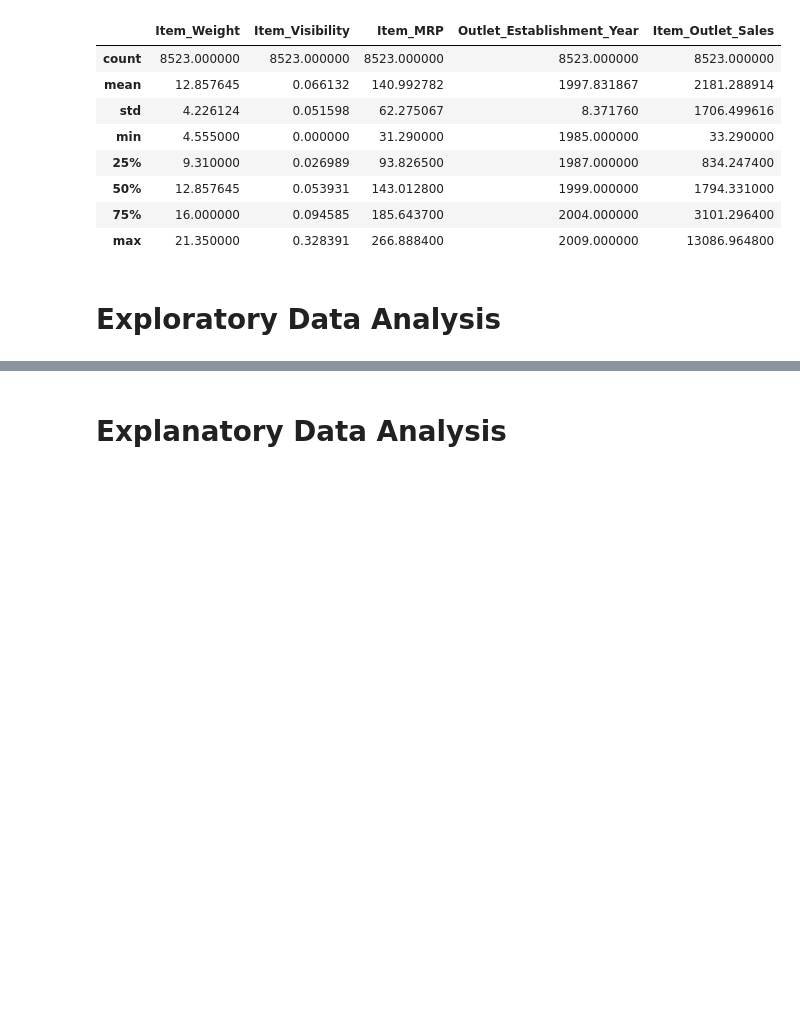
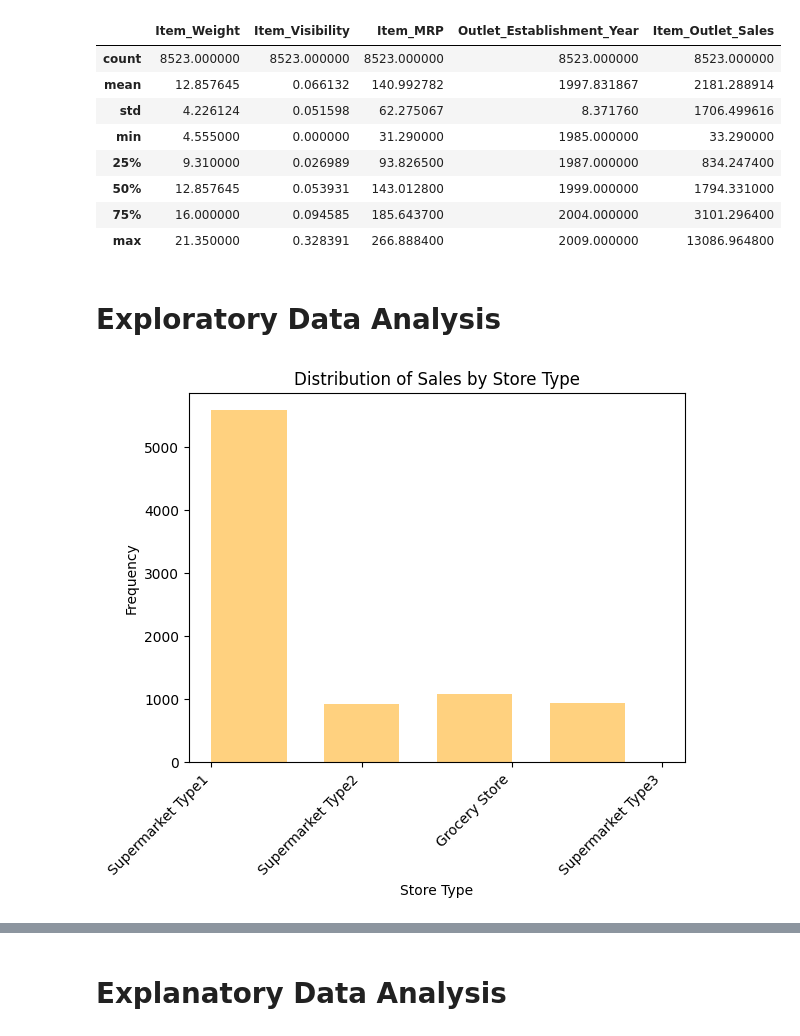
Before and after one commit to Noctua28/Prediction-of-Product-Sales, a Jupyter notebook: Prediction_of_Product_Sales.ipynb, the cells around one changed output, grey strips where cells are left out. Drawn from its saved outputs; the diff is of its cells as text; code cells hidden in the pictures; blank space fills up the shorter version.

```diff
--- a/Prediction_of_Product_Sales.ipynb
+++ b/Prediction_of_Product_Sales.ipynb
@@ -175,0 +192,14 @@ sales_predictions_df[numerical_cols].describe()
+# %%
+#Creating a histogram to analyze the distribution of sales by store type. This can help us identify any patterns or trends in the sales data that are associate with the different store types.
+
+plt.hist(sales_predictions_df['Outlet_Type'], bins=4, alpha=0.5, label = 'Sakes by Store Type', width=0.5, color='orange')
+plt.title('Distribution of Sales by Store Type')
+plt.xlabel('Store Type')
+plt.ylabel('Frequency')
+#adding code to fix label overlapping each other
+plt.xticks(rotation=45, ha='right')
+plt.show()
+#Through this historgram we see by analyzing the distribution of sales across different store types that we can gain insight into which store types are most successful and potentially identify areas for improvement in stores that are underperforming.
+#This histogram can help us provide valuable insights into the performance of each store type and help inform decision-making for marketing and sales strategies.
+# %% [output]
+[figure, added]
```
Also changed, not shown: parts of 4 cells of this notebook.
